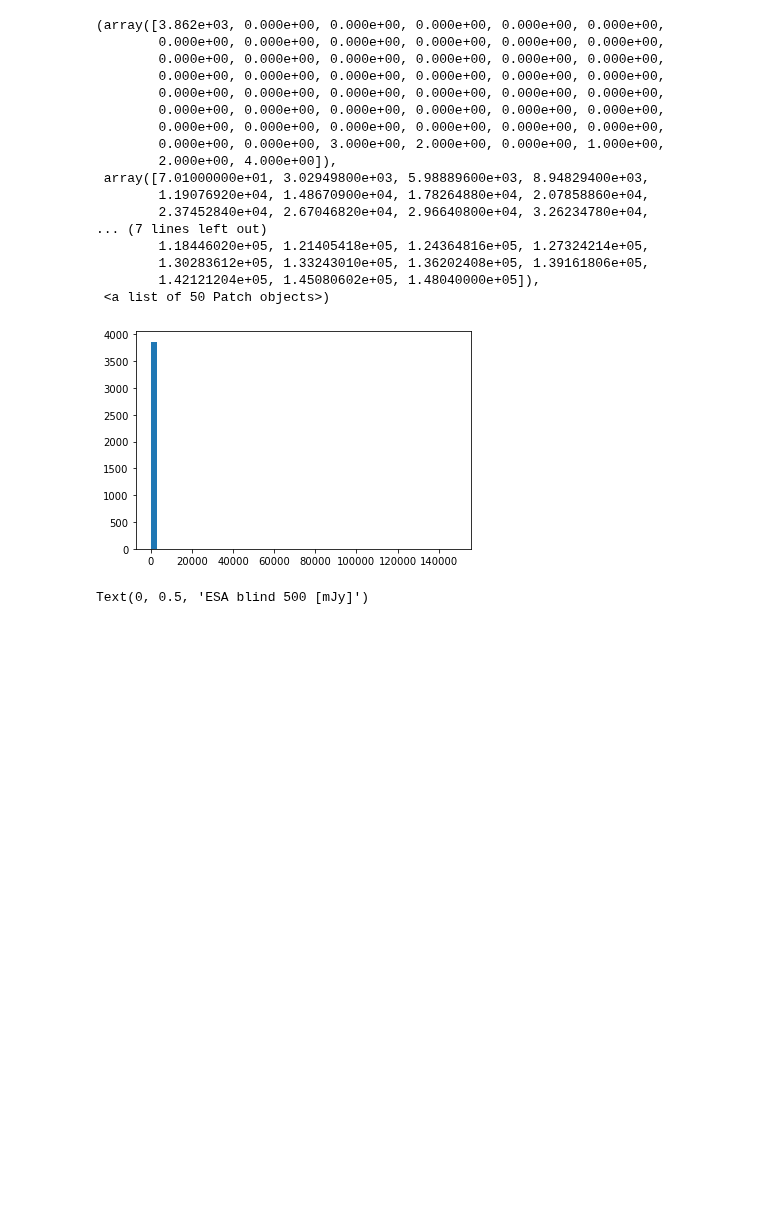
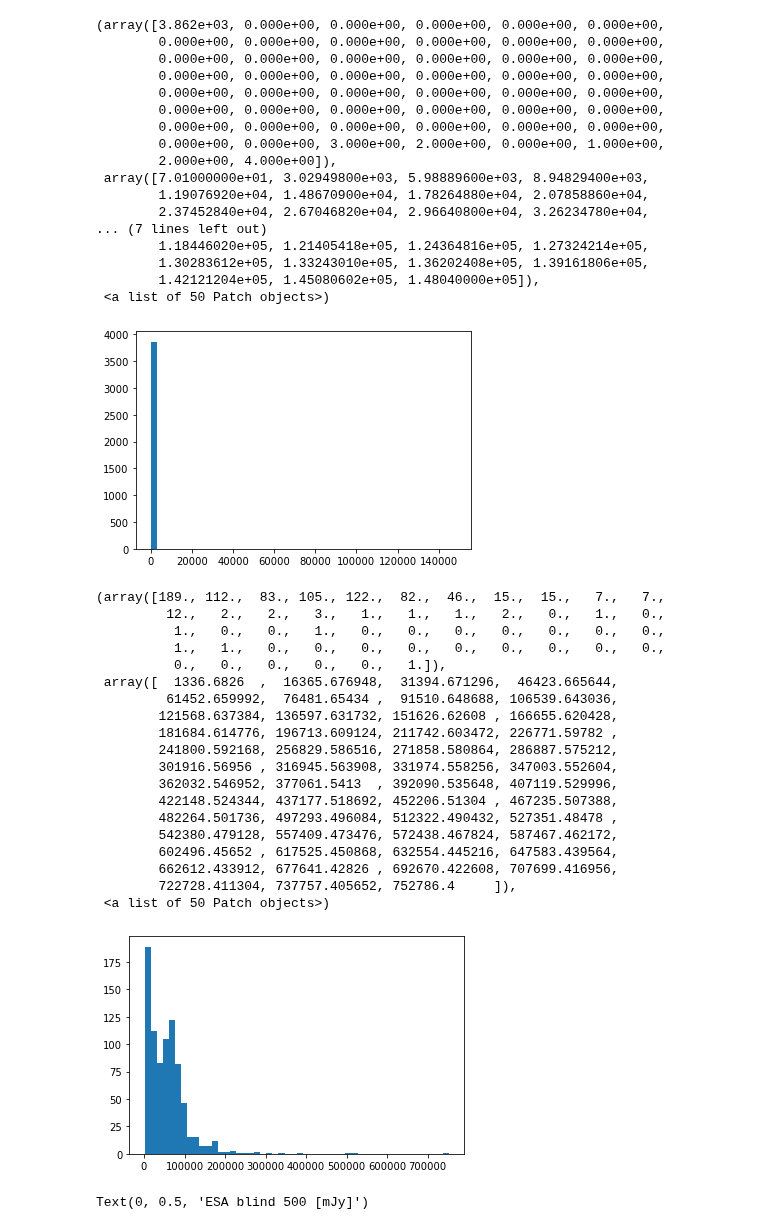
Before and after one commit to H-E-L-P/dmu_products, a Jupyter notebook: dmu22/dmu22_red_source/2_Investigate_red_objects.ipynb, the cells around one changed output. Drawn from its saved outputs; the diff is of its cells as text; code cells hidden in the pictures; blank space fills up the shorter version.

```diff
--- a/dmu22/dmu22_red_source/2_Investigate_red_objects.ipynb
+++ b/dmu22/dmu22_red_source/2_Investigate_red_objects.ipynb
@@ -195,6 +197,6 @@ help_blind[:5]
 # %%
-job = service.submit_job(cross_query,
-                          uploads = {'t1': master_catalogue})
+#job = service.submit_job(full_query, maxrec=50000) #,uploads = {'t1': master_catalogue}
+job = service.submit_job(cross_query,uploads = {'t1': master_catalogue})
 start_time = time.time()
 job.run()
 job_url = job.url
@@ -211,6 +249,11 @@ for c in help_cross.colnames:
 # %%
+master_catalogue['ra'] = master_catalogue['blind_ra']
+master_catalogue['dec'] = master_catalogue['blind_dec']
 master_catalogue = merge_catalogues(master_catalogue, help_cross, "help_ra", "help_dec", radius=match_dist)
 master_catalogue = clean_table(master_catalogue)
+# %%
+master_catalogue['help_f_spire_500'] *= 1.E-3 #uJy to mJy
+master_catalogue['help_ferr_spire_500'] *= 1.E-3
 # %% [markdown]
 ## compare sets
 # %%
@@ -262 +303,24 @@ both = (master_catalogue['blind_F_SPIRE_500'] > 0) & (master_catalogue['esa_flux
+# %%
+plt.hist(master_catalogue['help_f_spire_500'], bins=50)
+# %% [output]
+(array([189., 112.,  83., 105., 122.,  82.,  46.,  15.,  15.,   7.,   7.,
+         12.,   2.,   2.,   3.,   1.,   1.,   1.,   2.,   0.,   1.,   0.,
+          1.,   0.,   0.,   1.,   0.,   0.,   0.,   0.,   0.,   0.,   0.,
+          1.,   1.,   0.,   0.,   0.,   0.,   0.,   0.,   0.,   0.,   0.,
+          0.,   0.,   0.,   0.,   0.,   1.]),
+ array([  1336.6826  ,  16365.676948,  31394.671296,  46423.665644,
+         61452.659992,  76481.65434 ,  91510.648688, 106539.643036,
+        121568.637384, 136597.631732, 151626.62608 , 166655.620428,
+        181684.614776, 196713.609124, 211742.603472, 226771.59782 ,
+        241800.592168, 256829.586516, 271858.580864, 286887.575212,
+        301916.56956 , 316945.563908, 331974.558256, 347003.552604,
+        362032.546952, 377061.5413  , 392090.535648, 407119.529996,
+        422148.524344, 437177.518692, 452206.51304 , 467235.507388,
+        482264.501736, 497293.496084, 512322.490432, 527351.48478 ,
+        542380.479128, 557409.473476, 572438.467824, 587467.462172,
+        602496.45652 , 617525.450868, 632554.445216, 647583.439564,
+        662612.433912, 677641.42826 , 692670.422608, 707699.416956,
+        722728.411304, 737757.405652, 752786.4     ]),
+ <a list of 50 Patch objects>)
+[figure, added]
 # %%
```
Also changed, not shown: parts of 15 cells of this notebook.
